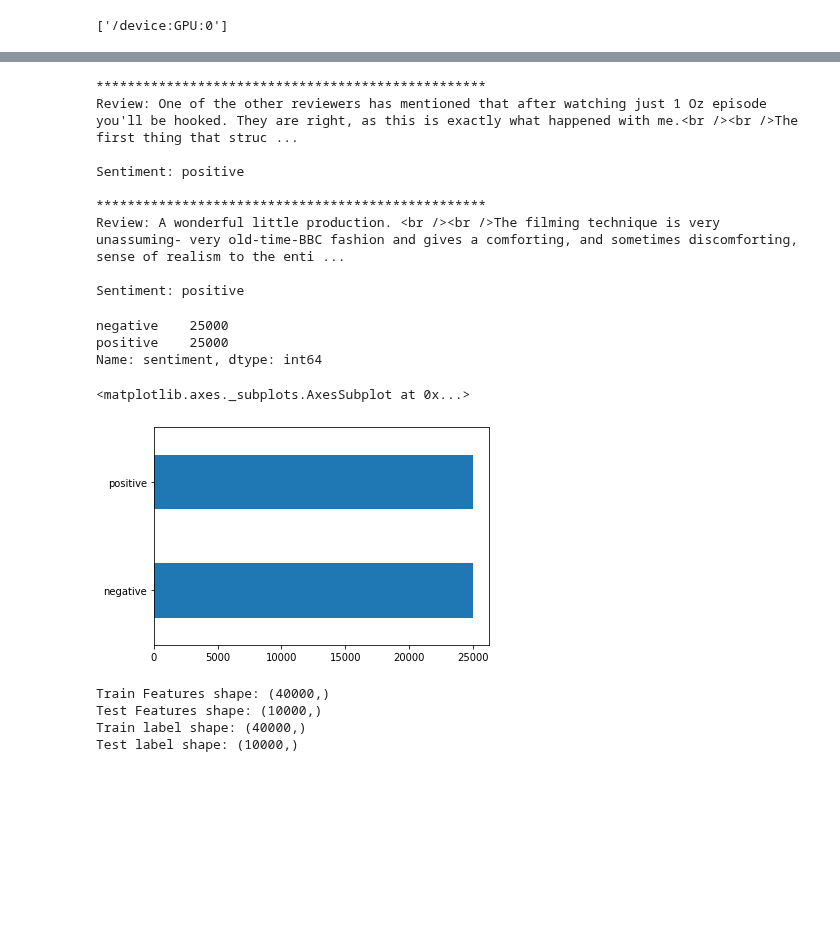
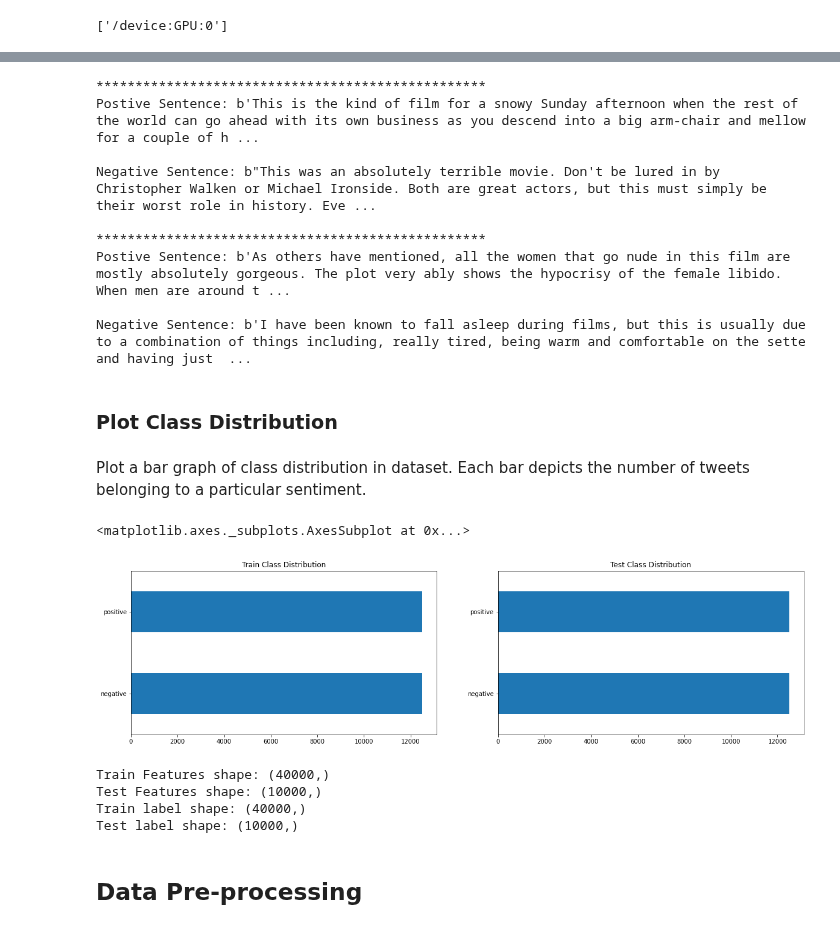
Before and after one commit to lokeshkumarn/Notebooks, a Jupyter notebook: DL_MovieReview.ipynb, the cells around one changed output, grey strips where cells are left out. Saved outputs shown, nothing was run; the diff lists cells and outputs as text; code cells hidden in the pictures; blank space fills up the shorter version.

```diff
--- a/DL_MovieReview.ipynb
+++ b/DL_MovieReview.ipynb
@@ -56,0 +62,3 @@ Check GPU
+# %%
+train_data, test_data = tfds.load(name="imdb_reviews", split=["train[:80%]","test[:20%]"],
+                                  batch_size=-1, as_supervised=True)
@@ -56,0 +78,3 @@ Check GPU
+# %%
+X_train, y_train = tfds.as_numpy(train_data)
+X_test, y_test = tfds.as_numpy(test_data)
@@ -67,27 +102,32 @@ get_available_gpus()
 # %%
-for i,r in df[:2].iterrows():
-  print('*'*50)
-  print("Review:",r['review'],"\n")
-  print("Sentiment:",r['sentiment'],"\n")
+for pos,neg in list(zip(pos_sent,neg_sent))[:2]:
+  print("*"*50)
+  print("Postive Sentence:",pos,"\n")
+  print("Negative Sentence:",neg,"\n")
 # %% [output]
 **************************************************
-Review: One of the other reviewers has mentioned that after watching just 1 Oz episode you'll be hooked. They are right, as this is exactly what happened with me.<br /><br />The first thing that struc ...
+Postive Sentence: b'This is the kind of film for a snowy Sunday afternoon when the rest of the world can go ahead with its own business as you descend into a big arm-chair and mellow for a couple of h ...
 
-Sentiment: positive
+Negative Sentence: b"This was an absolutely terrible movie. Don't be lured in by Christopher Walken or Michael Ironside. Both are great actors, but this must simply be their worst role in history. Eve ...
 
 **************************************************
-Review: A wonderful little production. <br /><br />The filming technique is very unassuming- very old-time-BBC fashion and gives a comforting, and sometimes discomforting, sense of realism to the enti ...
+Postive Sentence: b'As others have mentioned, all the women that go nude in this film are mostly absolutely gorgeous. The plot very ably shows the hypocrisy of the female libido. When men are around t ...
 
-Sentiment: positive
+Negative Sentence: b'I have been known to fall asleep during films, but this is usually due to a combination of things including, really tired, being warm and comfortable on the sette and having just  ...
-# %%
-df['sentiment'].value_counts()
-# %% [output]
-negative    25000
-positive    25000
-Name: sentiment, dtype: int64
-# %%
-df['sentiment'].value_counts().plot(kind='barh')
-# %% [output]
-<matplotlib.axes._subplots.AxesSubplot at 0x...>
-[figure, removed]
+# %% [markdown]
+### Plot Class Distribution
+# %% [markdown]
+Plot a bar graph of class distribution in dataset. Each bar depicts the number of tweets belonging to a particular sentiment.
+# %%
+fig,ax = plt.subplots(1,2,figsize=(20,5))
+df_y_train = pd.DataFrame(y_train,columns=['label'])
+df_y_train['sentiment'] = df_y_train['label'].apply(lambda x: 'positive' if x == 1 else 'negative')
+df_y_train['sentiment'].value_counts().plot(kind='barh',title='Train Class Distribution',ax=ax[0])
+
+df_y_test = pd.DataFrame(y_test,columns=['label'])
+df_y_test['sentiment'] = df_y_test['label'].apply(lambda x: 'positive' if x == 1 else 'negative')
+df_y_test['sentiment'].value_counts().plot(kind='barh',title='Test Class Distribution',ax=ax[1])
+# %% [output]
+<matplotlib.axes._subplots.AxesSubplot at 0x...>
+[figure, added]
 # %%
@@ -101,3 +140,5 @@ Train Features shape: (40000,)
 Test Features shape: (10000,)
 Train label shape: (40000,)
 Test label shape: (10000,)
+# %% [markdown]
+## Data Pre-processing
```
Also changed, not shown: parts of 22 cells of this notebook.
